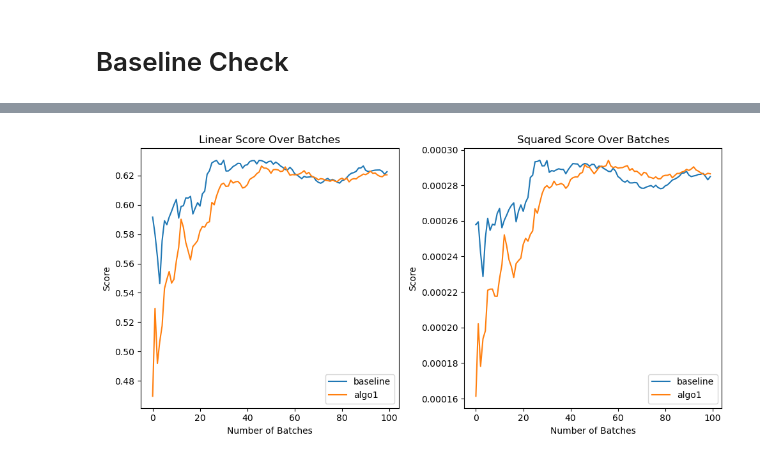
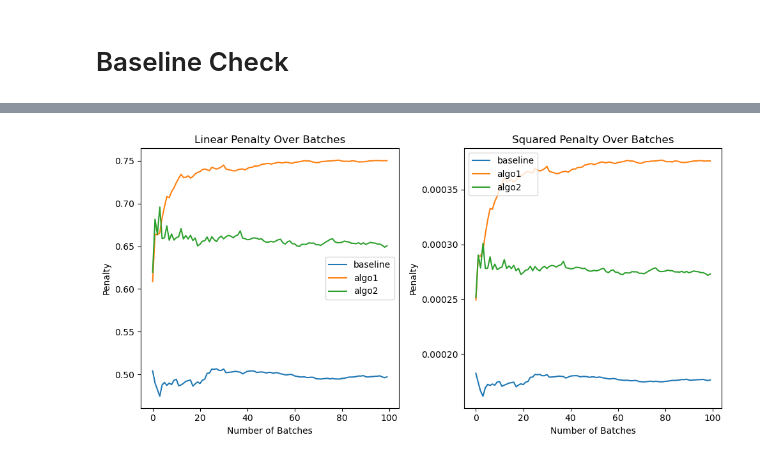
Before and after one commit to Watts-Lab/deliberation-group-assignment, a Jupyter notebook: scratch/batch_test.ipynb, the cells around one changed output, grey strips where cells are left out. Saved outputs shown, nothing was run; the diff lists cells and outputs as text; code cells hidden in the pictures.

```diff
--- a/scratch/batch_test.ipynb
+++ b/scratch/batch_test.ipynb
@@ -541,0 +647,6 @@ fig.tight_layout()
+# %%
+def a2_pdf(samples: np.ndarray):
+    global a2_datapoints, a2_kde
+    if a2_datapoints is not None:
+        return np.exp(a2_kde.score_samples(samples))
+    return np.zeros(samples.shape[0])
@@ -541,0 +770,5 @@ fig.tight_layout()
+# %%
+run_a2_batch()
+res = evaluate_a2_dataset(plot=True)
+a2_scores['linear'].append(res['linear'])
+a2_scores['squared'].append(res['squared'])
@@ -541,0 +777,8 @@ fig.tight_layout()
+# %%
+# batch 10
+for i in range(9):
+    run_a2_batch()
+    res = evaluate_a2_dataset()
+    a2_scores['linear'].append(res['linear'])
+    a2_scores['squared'].append(res['squared'])
+evaluate_a2_dataset(plot=True)
@@ -541,0 +788,8 @@ fig.tight_layout()
+# %%
+# batch 100
+for i in range(90):
+    run_a2_batch()
+    res = evaluate_a2_dataset()
+    a2_scores['linear'].append(res['linear'])
+    a2_scores['squared'].append(res['squared'])
+evaluate_a2_dataset(plot=True)
@@ -542,18 +813,20 @@ fig.tight_layout()
 # %%
 fig, ax = plt.subplots(1, 2, figsize=(10, 5))
 ax[0].plot(b_scores['linear'], label='baseline')
 ax[0].plot(scores['linear'], label='algo1')
-ax[0].set_title("Linear Score Over Batches")
+ax[0].plot(a2_scores['linear'], label='algo2')
+ax[0].set_title("Linear Penalty Over Batches")
 ax[0].set_xlabel('Number of Batches')
-ax[0].set_ylabel('Score')
+ax[0].set_ylabel('Penalty')
 ax[0].legend()
 
 ax[1].plot(b_scores['squared'], label='baseline')
 ax[1].plot(scores['squared'], label='algo1')
-ax[1].set_title("Squared Score Over Batches")
+ax[1].plot(a2_scores['squared'], label='algo2')
+ax[1].set_title("Squared Penalty Over Batches")
 ax[1].set_xlabel('Number of Batches')
-ax[1].set_ylabel('Score')
+ax[1].set_ylabel('Penalty')
 ax[1].legend()
 fig.tight_layout()
 # %% [output]
-[figure, old version]
+[figure, new version]
```
Also changed, not shown: parts of 55 cells of this notebook, 18 other files.
